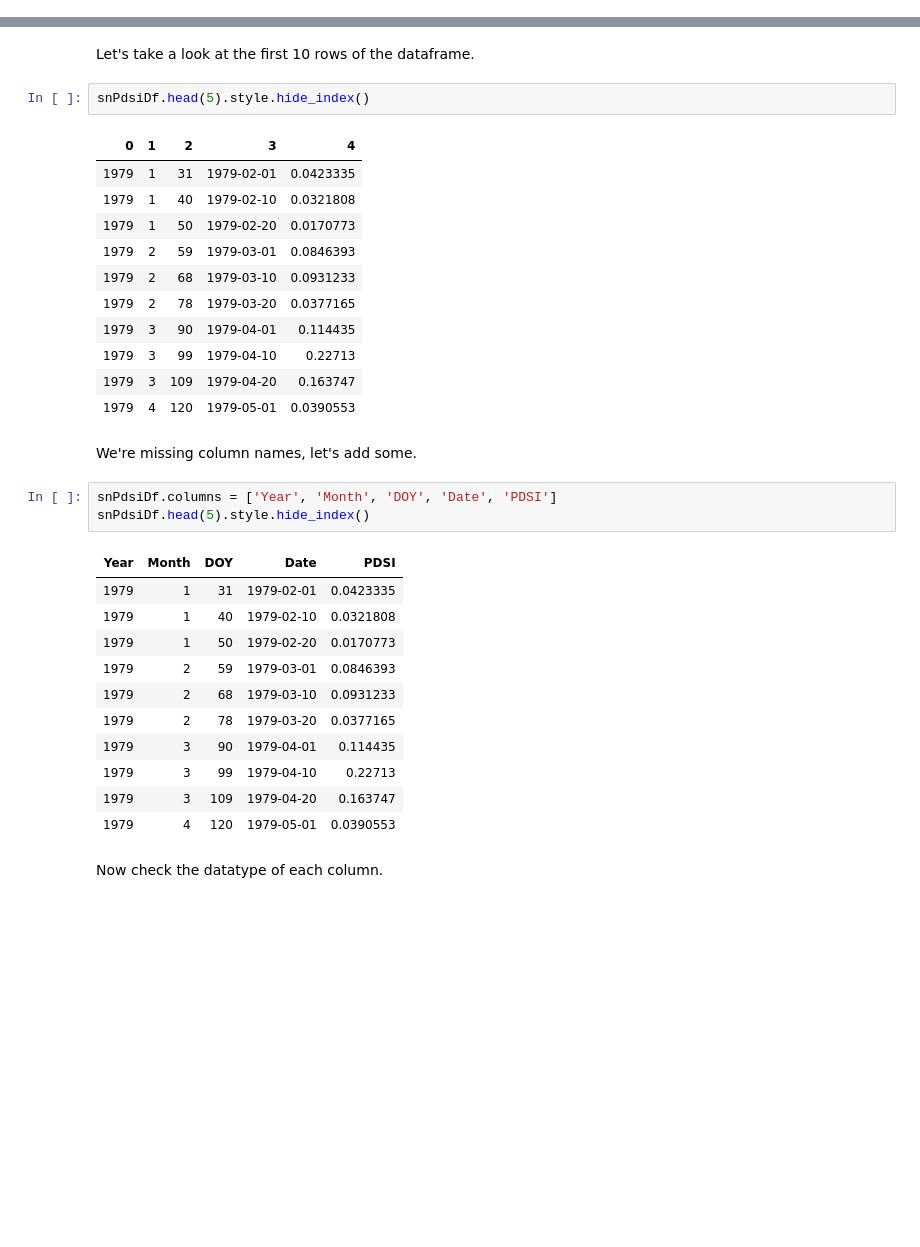
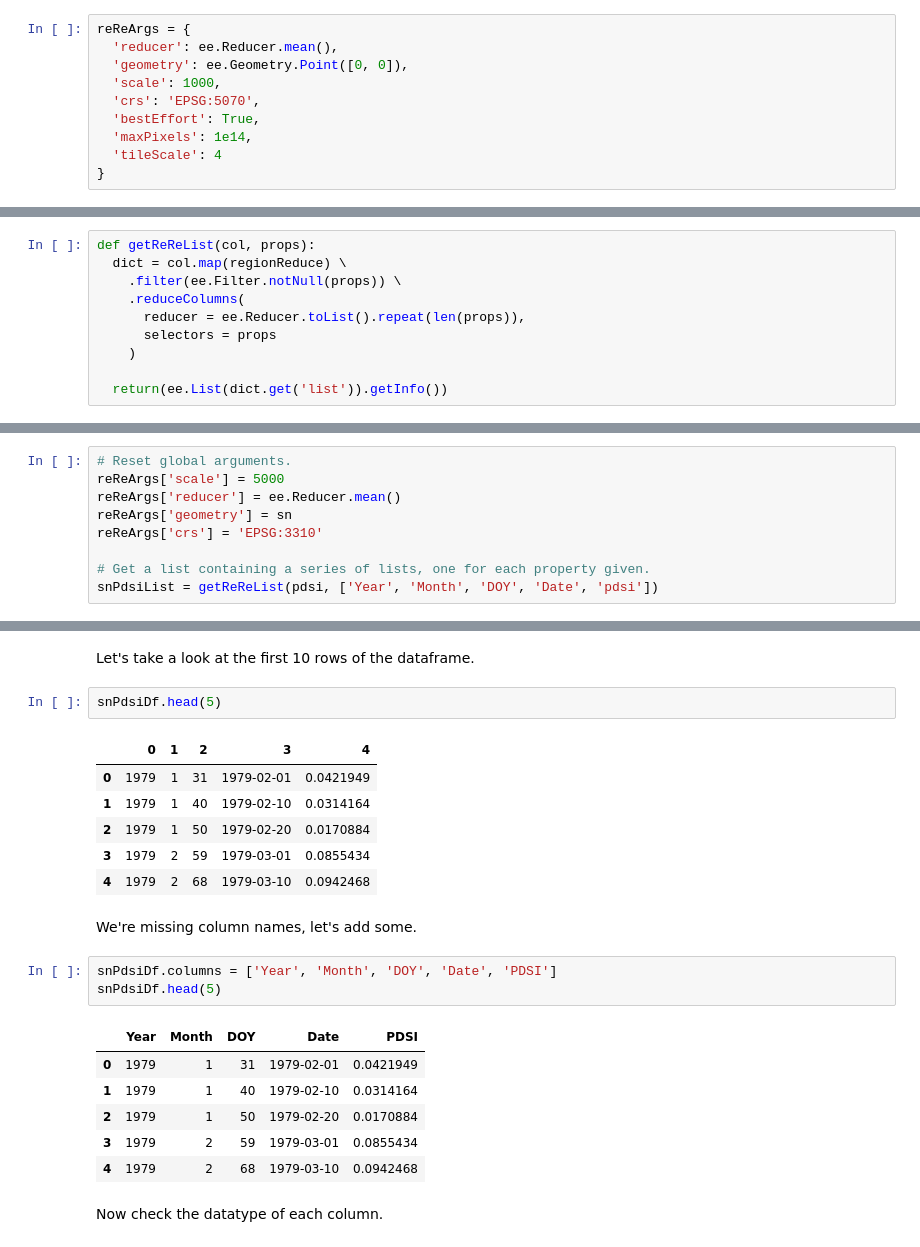
Before and after one commit to jdbcode/G4G19, a Jupyter notebook: time-series-visualization.ipynb, the cells around one changed output, grey strips where cells are left out. Saved outputs shown, nothing was run; the diff lists cells and outputs as text; blank space fills up the shorter version.

```diff
--- a/time-series-visualization.ipynb
+++ b/time-series-visualization.ipynb
@@ -29,0 +151,10 @@ Successfully saved authorization token.
+# %%
+reReArgs = {
+  'reducer': ee.Reducer.mean(),
+  'geometry': ee.Geometry.Point([0, 0]),
+  'scale': 1000,
+  'crs': 'EPSG:5070',
+  'bestEffort': True,
+  'maxPixels': 1e14,
+  'tileScale': 4
+}
@@ -29,0 +205,10 @@ Successfully saved authorization token.
+# %%
+def getReReList(col, props):
+  dict = col.map(regionReduce) \
+    .filter(ee.Filter.notNull(props)) \
+    .reduceColumns(
+      reducer = ee.Reducer.toList().repeat(len(props)),
+      selectors = props
+    )
+
+  return(ee.List(dict.get('list')).getInfo())
@@ -76,0 +231,9 @@ print(snPdsiList)
+# %%
+# Reset global arguments.
+reReArgs['scale'] = 5000
+reReArgs['reducer'] = ee.Reducer.mean()
+reReArgs['geometry'] = sn
+reReArgs['crs'] = 'EPSG:3310'
+
+# Get a list containing a series of lists, one for each property given.
+snPdsiList = getReReList(pdsi, ['Year', 'Month', 'DOY', 'Date', 'pdsi'])
@@ -98,36 +271,26 @@ print(snPdsiDf.shape)
 # %% [markdown]
 Let's take a look at the first 10 rows of the dataframe.
 # %%
-snPdsiDf.head(5).style.hide_index()
+snPdsiDf.head(5)
 # %% [output]
-| 0 | 1 | 2 | 3 | 4 |
-| 1979 | 1 | 31 | 1979-02-01 | 0.0423335 |
-| 1979 | 1 | 40 | 1979-02-10 | 0.0321808 |
-| 1979 | 1 | 50 | 1979-02-20 | 0.0170773 |
-| 1979 | 2 | 59 | 1979-03-01 | 0.0846393 |
-| 1979 | 2 | 68 | 1979-03-10 | 0.0931233 |
-| 1979 | 2 | 78 | 1979-03-20 | 0.0377165 |
-| 1979 | 3 | 90 | 1979-04-01 | 0.114435 |
-| 1979 | 3 | 99 | 1979-04-10 | 0.22713 |
-| 1979 | 3 | 109 | 1979-04-20 | 0.163747 |
-| 1979 | 4 | 120 | 1979-05-01 | 0.0390553 |
+|  | 0 | 1 | 2 | 3 | 4 |
+| 0 | 1979 | 1 | 31 | 1979-02-01 | 0.0421949 |
+| 1 | 1979 | 1 | 40 | 1979-02-10 | 0.0314164 |
+| 2 | 1979 | 1 | 50 | 1979-02-20 | 0.0170884 |
+| 3 | 1979 | 2 | 59 | 1979-03-01 | 0.0855434 |
+| 4 | 1979 | 2 | 68 | 1979-03-10 | 0.0942468 |
 # %% [markdown]
 We're missing column names, let's add some.
 # %%
 snPdsiDf.columns = ['Year', 'Month', 'DOY', 'Date', 'PDSI']
-snPdsiDf.head(5).style.hide_index()
+snPdsiDf.head(5)
 # %% [output]
-| Year | Month | DOY | Date | PDSI |
-| 1979 | 1 | 31 | 1979-02-01 | 0.0423335 |
-| 1979 | 1 | 40 | 1979-02-10 | 0.0321808 |
-| 1979 | 1 | 50 | 1979-02-20 | 0.0170773 |
-| 1979 | 2 | 59 | 1979-03-01 | 0.0846393 |
-| 1979 | 2 | 68 | 1979-03-10 | 0.0931233 |
-| 1979 | 2 | 78 | 1979-03-20 | 0.0377165 |
-| 1979 | 3 | 90 | 1979-04-01 | 0.114435 |
-| 1979 | 3 | 99 | 1979-04-10 | 0.22713 |
-| 1979 | 3 | 109 | 1979-04-20 | 0.163747 |
-| 1979 | 4 | 120 | 1979-05-01 | 0.0390553 |
+|  | Year | Month | DOY | Date | PDSI |
+| 0 | 1979 | 1 | 31 | 1979-02-01 | 0.0421949 |
+| 1 | 1979 | 1 | 40 | 1979-02-10 | 0.0314164 |
+| 2 | 1979 | 1 | 50 | 1979-02-20 | 0.0170884 |
+| 3 | 1979 | 2 | 59 | 1979-03-01 | 0.0855434 |
+| 4 | 1979 | 2 | 68 | 1979-03-10 | 0.0942468 |
 # %% [markdown]
 Now check the datatype of each column.
 # %%
```
Also changed, not shown: parts of 100 cells of this notebook.
